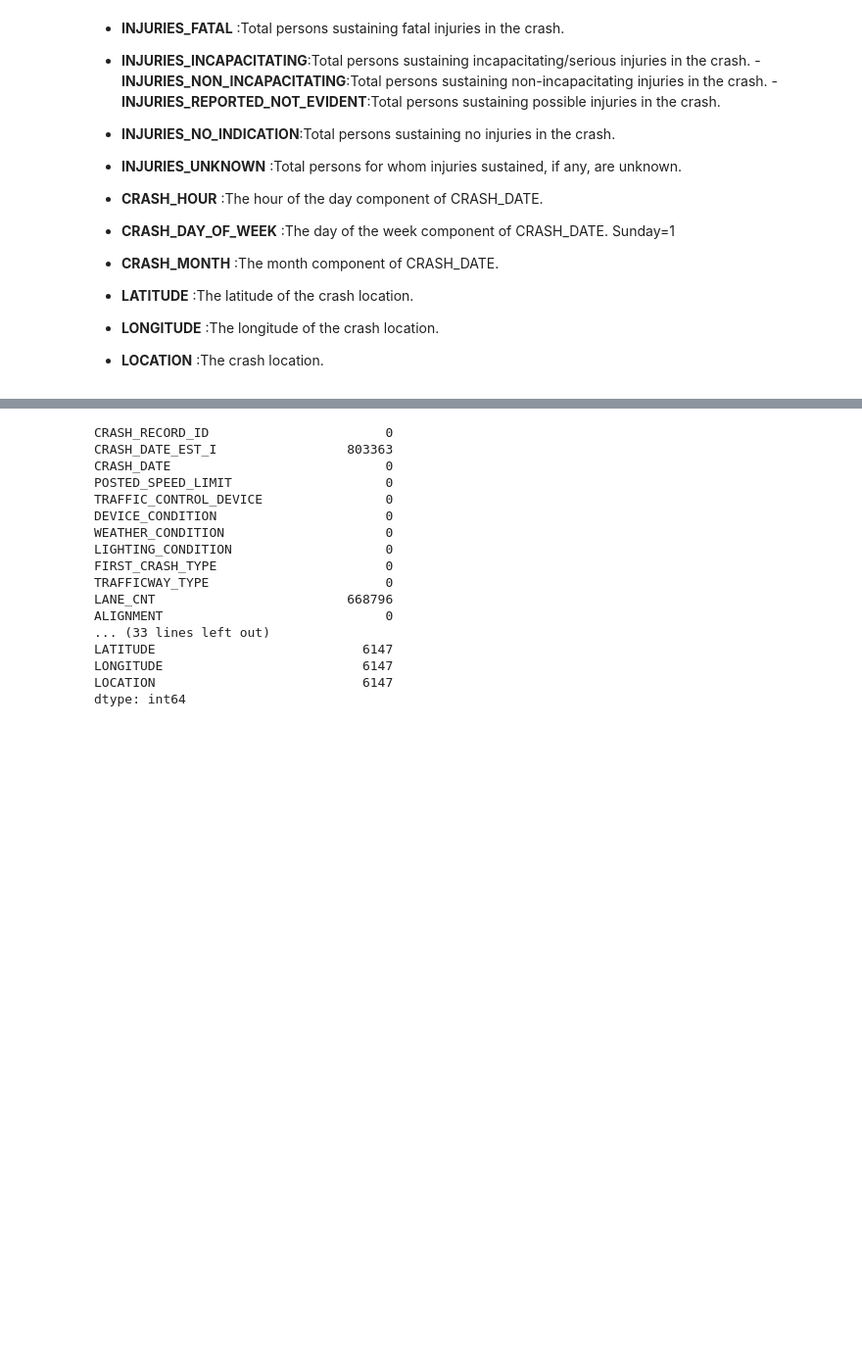
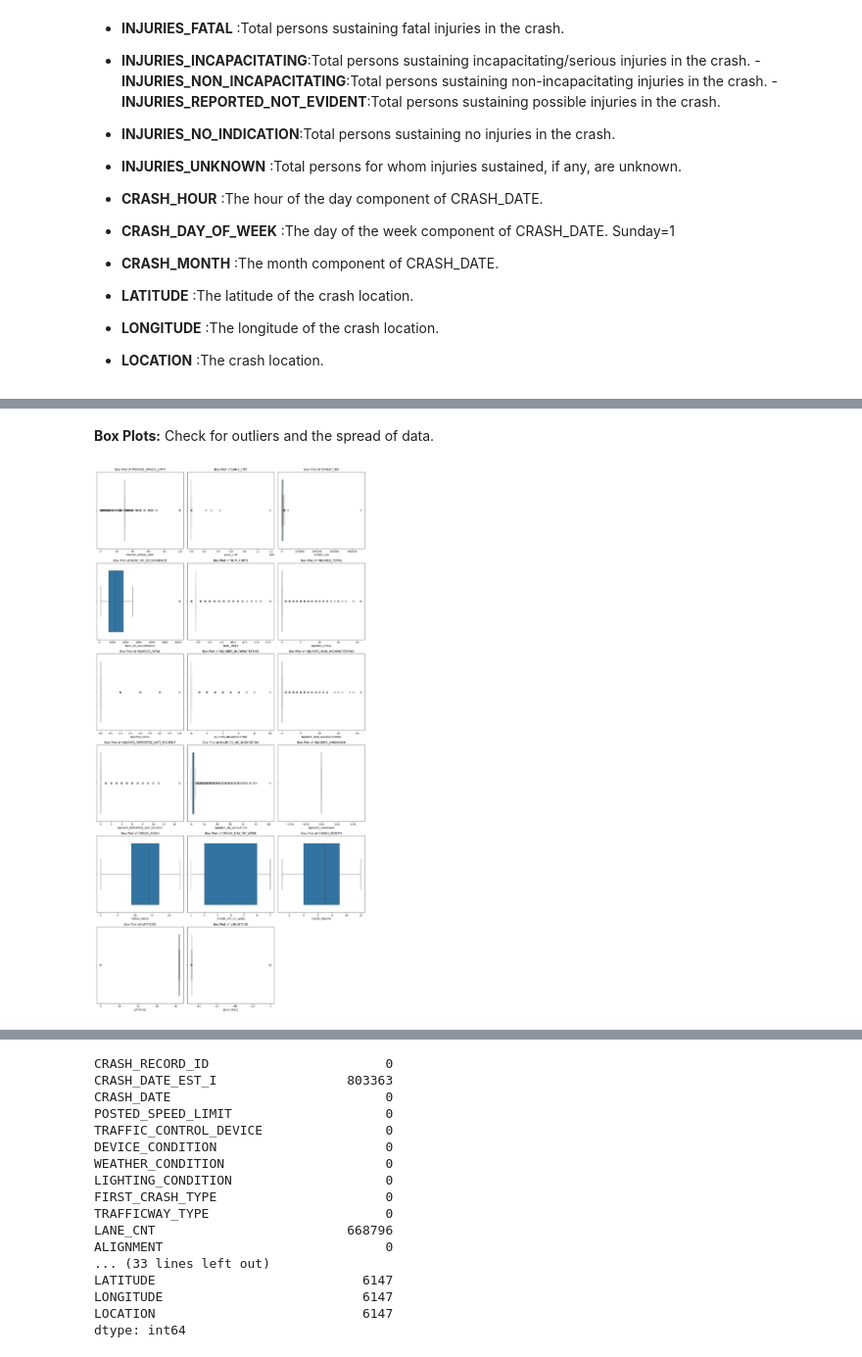
Before and after one commit to IdrisFallout/ChicagoCarCrashes, a Jupyter notebook: EDA.ipynb, the cells around one changed output, grey strips where cells are left out. Shown at 98% size. Saved outputs shown, nothing was run; the diff lists cells and outputs as text; code cells hidden in the pictures; blank space fills up the shorter version.

```diff
--- a/EDA.ipynb
+++ b/EDA.ipynb
@@ -121,0 +282,27 @@ travel path of a bicyclist, causing a crash.
+# %% [markdown]
+**Box Plots:** Check for outliers and the spread of data.
+# %%
+# Select numerical columns
+numerical_cols = df.select_dtypes(include=['number']).columns
+
+# Determine the layout for subplots
+ncols = 3  # Number of columns in the subplot grid
+nrows = (len(numerical_cols) // ncols) + (len(numerical_cols) % ncols > 0)
+
+# Create subplots
+fig, axes = plt.subplots(nrows=nrows, ncols=ncols, figsize=(15, nrows * 5))
+axes = axes.flatten()
+
+# Plot box plots for each numerical column
+for i, col in enumerate(numerical_cols):
+    sns.boxplot(x=df[col], ax=axes[i])
+    axes[i].set_title(f'Box Plot of {col}')
+
+# Remove any empty subplots
+for j in range(i + 1, len(axes)):
+    fig.delaxes(axes[j])
+
+plt.tight_layout()
+plt.show()
+# %% [output]
+[figure, added]
```
Also changed, not shown: parts of 47 cells of this notebook, 2 other files.
